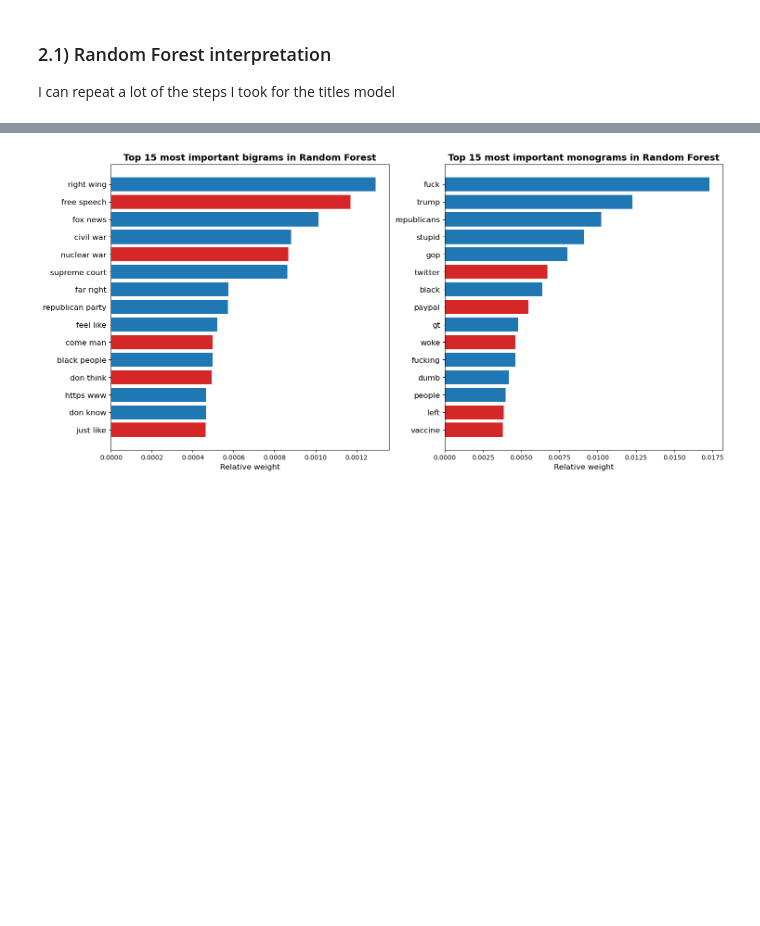
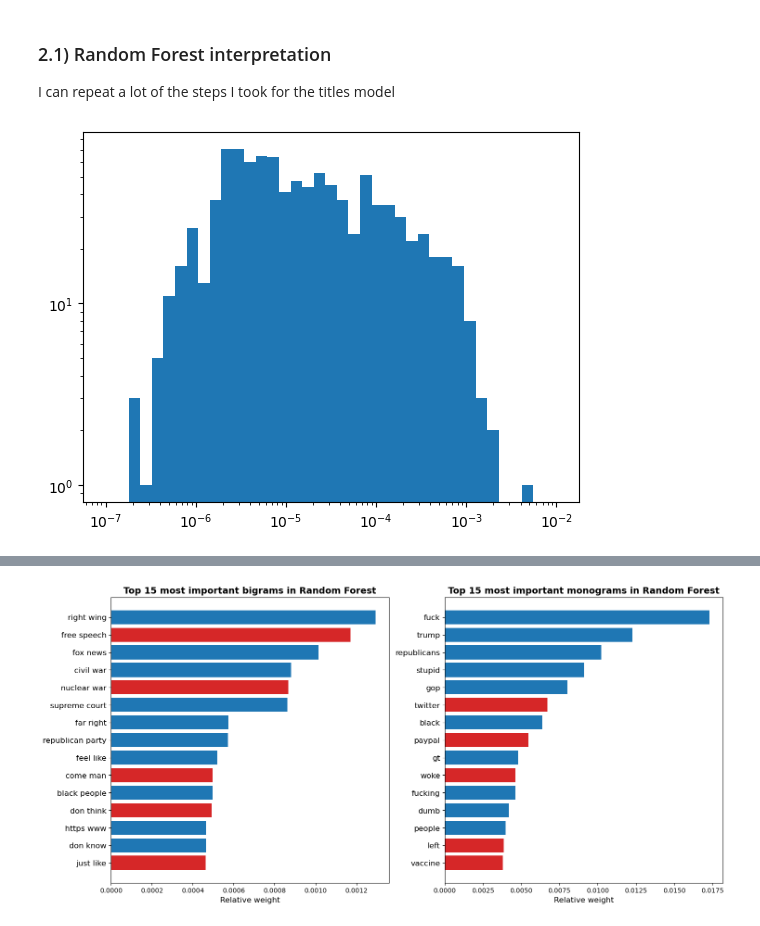
Before and after one commit to martijndevries/NLP_Reddit, a Jupyter notebook: code/model_insights.ipynb, the cells around one changed output, grey strips where cells are left out. Cells and saved outputs as stored; diff of their text form; code cells hidden in the pictures; blank space fills up the shorter version.

```diff
--- a/code/model_insights.ipynb
+++ b/code/model_insights.ipynb
@@ -449,0 +441,8 @@ for feature in sorted_f:
+# %%
+logbins=np.logspace(-7, -2, 40)
+plt.hist(rf_importances[::10], bins=logbins)
+plt.yscale('log')
+plt.xscale('log')
+plt.show()
+# %% [output]
+[figure, added]
```
Also changed, not shown: parts of 24 cells of this notebook, 3 other files.
